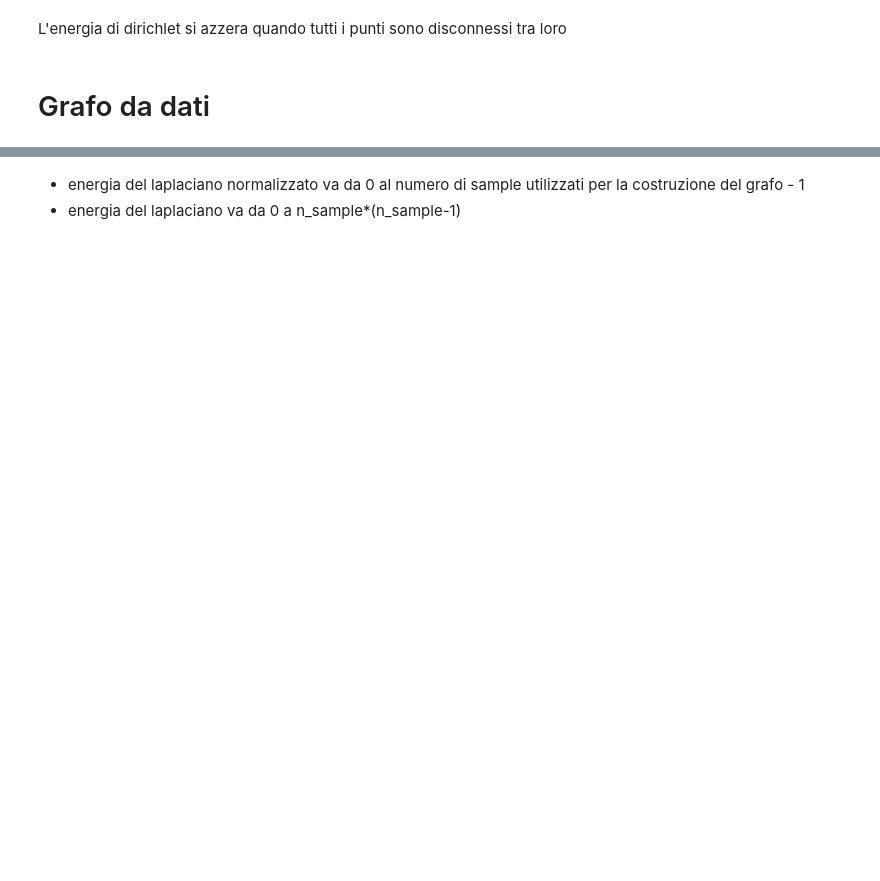
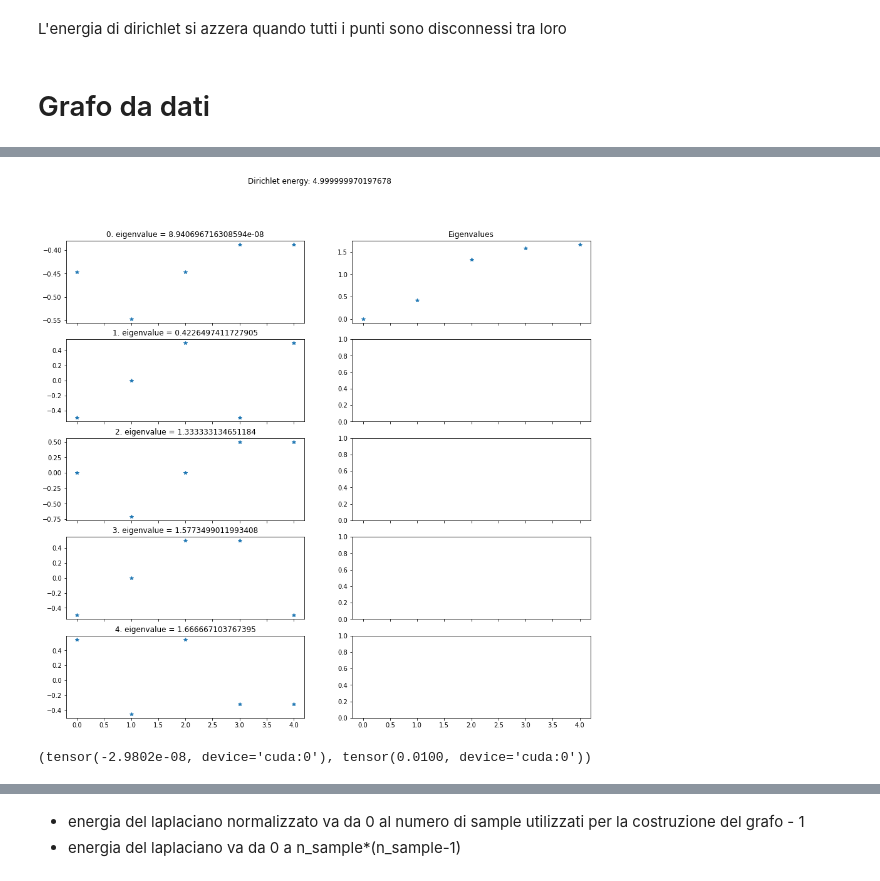
Before and after one commit to ema-frasca/canomaly, a Jupyter notebook: notebooks/spectral_analysis_mock.ipynb, the cells around one changed output, grey strips where cells are left out. Saved outputs shown, nothing was run; the diff lists cells and outputs as text; code cells hidden in the pictures; blank space fills up the shorter version.

```diff
--- a/notebooks/spectral_analysis_mock.ipynb
+++ b/notebooks/spectral_analysis_mock.ipynb
@@ -148,0 +180,4 @@ def calc_D_L_torch(data: torch.Tensor):
+# %%
+dist_matrix = ((data[None, ...] - data.unsqueeze(1)) ** 2).sum(-1)
+# compute affinity matrix
+A = torch.exp(-dist_matrix / (sigma ** 2))
@@ -148,0 +217,21 @@ def calc_D_L_torch(data: torch.Tensor):
+# %%
+def calc_A_knn(matrix: torch.Tensor, k: int, distance: bool, symmetric: bool = False):
+    new_A = torch.clone(matrix)
+    mask = torch.diag(torch.ones(new_A.shape[0]))
+    if distance:
+        new_A[mask==1] = +torch.inf
+    else:
+        new_A[mask==1] = -torch.inf
+    final_A = torch.zeros_like(new_A)
+
+    idxes = new_A.topk(k, largest=False if distance else True)[1]
+    for i in range(idxes.shape[0]):
+        final_A[i, idxes[i,:]] = 1
+    if symmetric:
+        final_A = ((final_A + final_A.T) > 0).float()
+        # final_A = 0.5*(final_A + final_A.T)
+    return final_A
+# %%
+distance = True
+A = calc_A_knn(dist_matrix, distance=True, k=2, symmetric=True)
+# A = 0.5 * (A + A.T)
@@ -149,7 +246,8 @@ def calc_D_L_torch(data: torch.Tensor):
 # %%
-%%time
-
-A, D, L = calc_D_L_torch(data)
+# A, D, L = calc_D_L_torch(data)
+D = torch.diag(A.sum(1))
+# compute laplacian
+L = D - A
 L_norm = torch.eye(A.shape[0]).to('cuda')-normalize_A_torch(A, D)
 
 eigenvalues, eigenvectors = find_eig_torch(L)
@@ -157,0 +271,4 @@ print_eig(eigenvalues.cpu().numpy(), eigenvectors.cpu().numpy())
+# %%
+print_eig(*[x.cpu().numpy() for x in find_eig_torch(L_norm)])
+# %% [output]
+[figure, added]
@@ -157,0 +280,4 @@ print_eig(eigenvalues.cpu().numpy(), eigenvectors.cpu().numpy())
+# %%
+L.sum(),L_norm.sum()
+# %% [output]
+(tensor(-2.9802e-08, device='cuda:0'), tensor(0.0100, device='cuda:0'))
```
Also changed, not shown: parts of 20 cells of this notebook, 1 other file.
